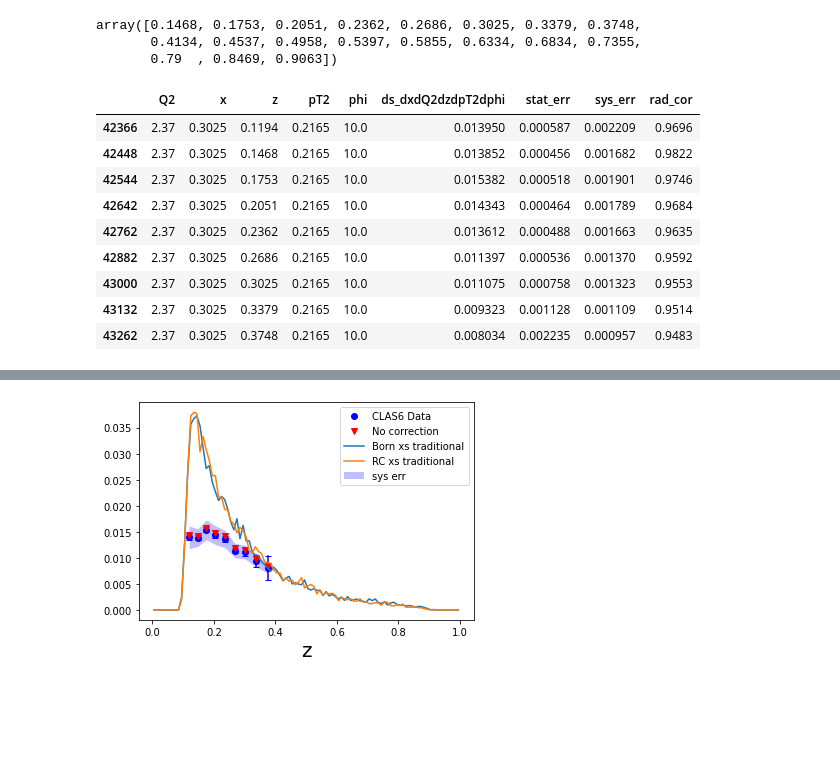
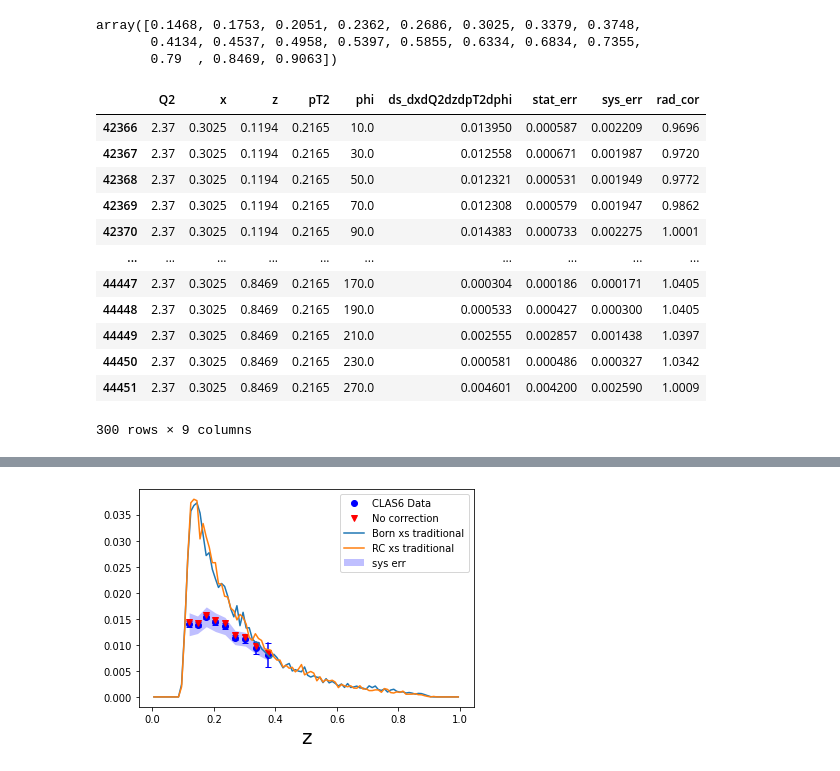
Before and after one commit to Mengzhendada/compare, a Jupyter notebook: Clas6_compare.ipynb, the cells around one changed output, grey strips where cells are left out. Saved outputs shown, nothing was run; the diff lists cells and outputs as text; code cells hidden in the pictures; blank space fills up the shorter version.

```diff
--- a/Clas6_compare.ipynb
+++ b/Clas6_compare.ipynb
@@ -133,19 +134,22 @@ array([0.1468, 0.1753, 0.2051, 0.2362, 0.2686, 0.3025, 0.3379, 0.3748,
 # %%
 #For Q2=2.4,x=0.3,z =0.37,pt2=0.22, this part is for z from 0.1 to 1
 #The accurate value is Q2=2.37, x = 0.3025
-df1=clas6_data[clas6_data['Q2']==2.37][clas6_data['x']==0.3025][clas6_data['pT2']==0.2165][clas6_data['phi']==10]
+df1=clas6_data[clas6_data['Q2']==2.37][clas6_data['x']==0.3025][clas6_data['pT2']==0.2165]
 df1
 # %% [output]
 |  | Q2 | x | z | pT2 | phi | ds_dxdQ2dzdpT2dphi | stat_err | sys_err | rad_cor |
 | 42366 | 2.37 | 0.3025 | 0.1194 | 0.2165 | 10.0 | 0.013950 | 0.000587 | 0.002209 | 0.9696 |
-| 42448 | 2.37 | 0.3025 | 0.1468 | 0.2165 | 10.0 | 0.013852 | 0.000456 | 0.001682 | 0.9822 |
-| 42544 | 2.37 | 0.3025 | 0.1753 | 0.2165 | 10.0 | 0.015382 | 0.000518 | 0.001901 | 0.9746 |
-| 42642 | 2.37 | 0.3025 | 0.2051 | 0.2165 | 10.0 | 0.014343 | 0.000464 | 0.001789 | 0.9684 |
-| 42762 | 2.37 | 0.3025 | 0.2362 | 0.2165 | 10.0 | 0.013612 | 0.000488 | 0.001663 | 0.9635 |
-| 42882 | 2.37 | 0.3025 | 0.2686 | 0.2165 | 10.0 | 0.011397 | 0.000536 | 0.001370 | 0.9592 |
-| 43000 | 2.37 | 0.3025 | 0.3025 | 0.2165 | 10.0 | 0.011075 | 0.000758 | 0.001323 | 0.9553 |
-| 43132 | 2.37 | 0.3025 | 0.3379 | 0.2165 | 10.0 | 0.009323 | 0.001128 | 0.001109 | 0.9514 |
-| 43262 | 2.37 | 0.3025 | 0.3748 | 0.2165 | 10.0 | 0.008034 | 0.002235 | 0.000957 | 0.9483 |
+| 42367 | 2.37 | 0.3025 | 0.1194 | 0.2165 | 30.0 | 0.012558 | 0.000671 | 0.001987 | 0.9720 |
+| 42368 | 2.37 | 0.3025 | 0.1194 | 0.2165 | 50.0 | 0.012321 | 0.000531 | 0.001949 | 0.9772 |
+| 42369 | 2.37 | 0.3025 | 0.1194 | 0.2165 | 70.0 | 0.012308 | 0.000579 | 0.001947 | 0.9862 |
+| 42370 | 2.37 | 0.3025 | 0.1194 | 0.2165 | 90.0 | 0.014383 | 0.000733 | 0.002275 | 1.0001 |
+| ... | ... | ... | ... | ... | ... | ... | ... | ... | ... |
+| 44447 | 2.37 | 0.3025 | 0.8469 | 0.2165 | 170.0 | 0.000304 | 0.000186 | 0.000171 | 1.0405 |
+| 44448 | 2.37 | 0.3025 | 0.8469 | 0.2165 | 190.0 | 0.000533 | 0.000427 | 0.000300 | 1.0405 |
+| 44449 | 2.37 | 0.3025 | 0.8469 | 0.2165 | 210.0 | 0.002555 | 0.002857 | 0.001438 | 1.0397 |
+| 44450 | 2.37 | 0.3025 | 0.8469 | 0.2165 | 230.0 | 0.000581 | 0.000486 | 0.000327 | 1.0342 |
+| 44451 | 2.37 | 0.3025 | 0.8469 | 0.2165 | 270.0 | 0.004601 | 0.004200 | 0.002590 | 1.0009 |
+300 rows × 9 columns
 # %%
 
 zs = df1['z'].unique()
```
Also changed, not shown: parts of 6 cells of this notebook, 4 other files.
